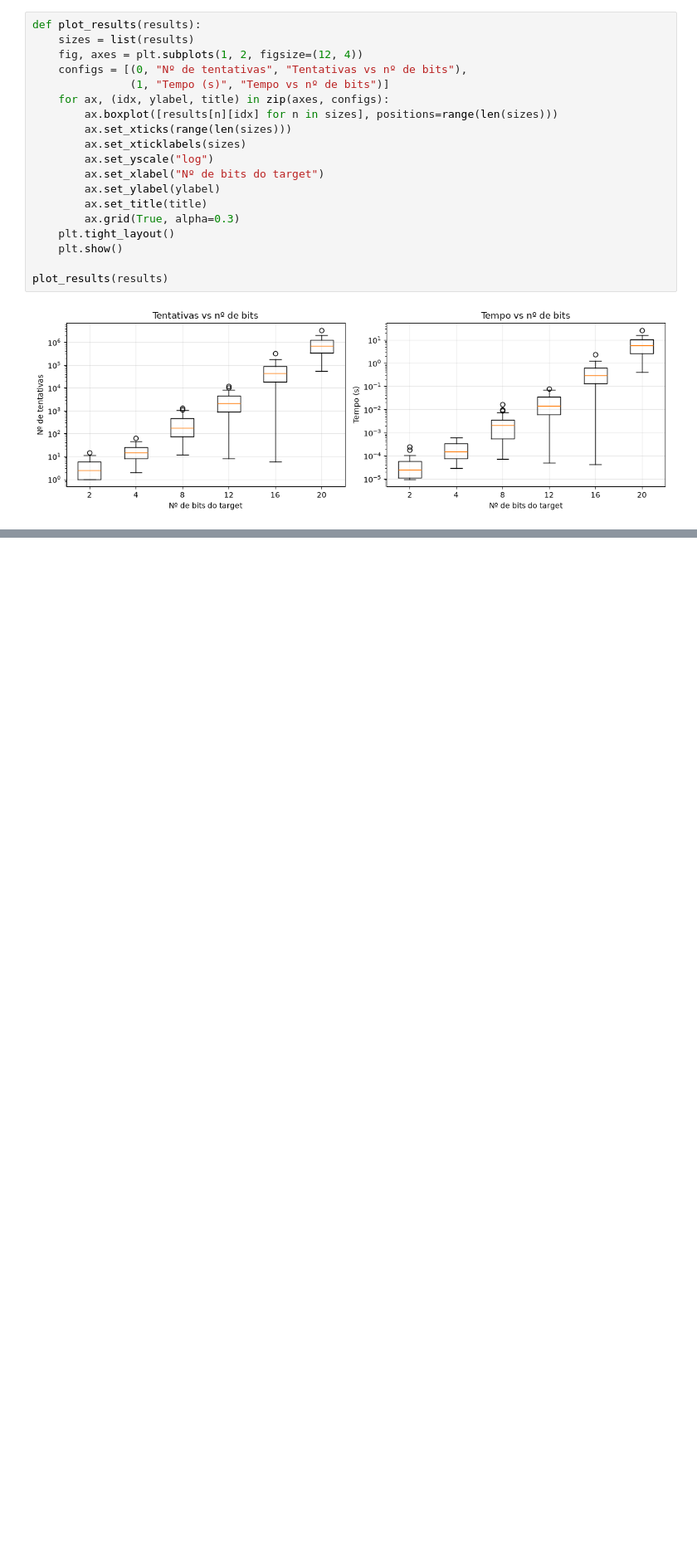
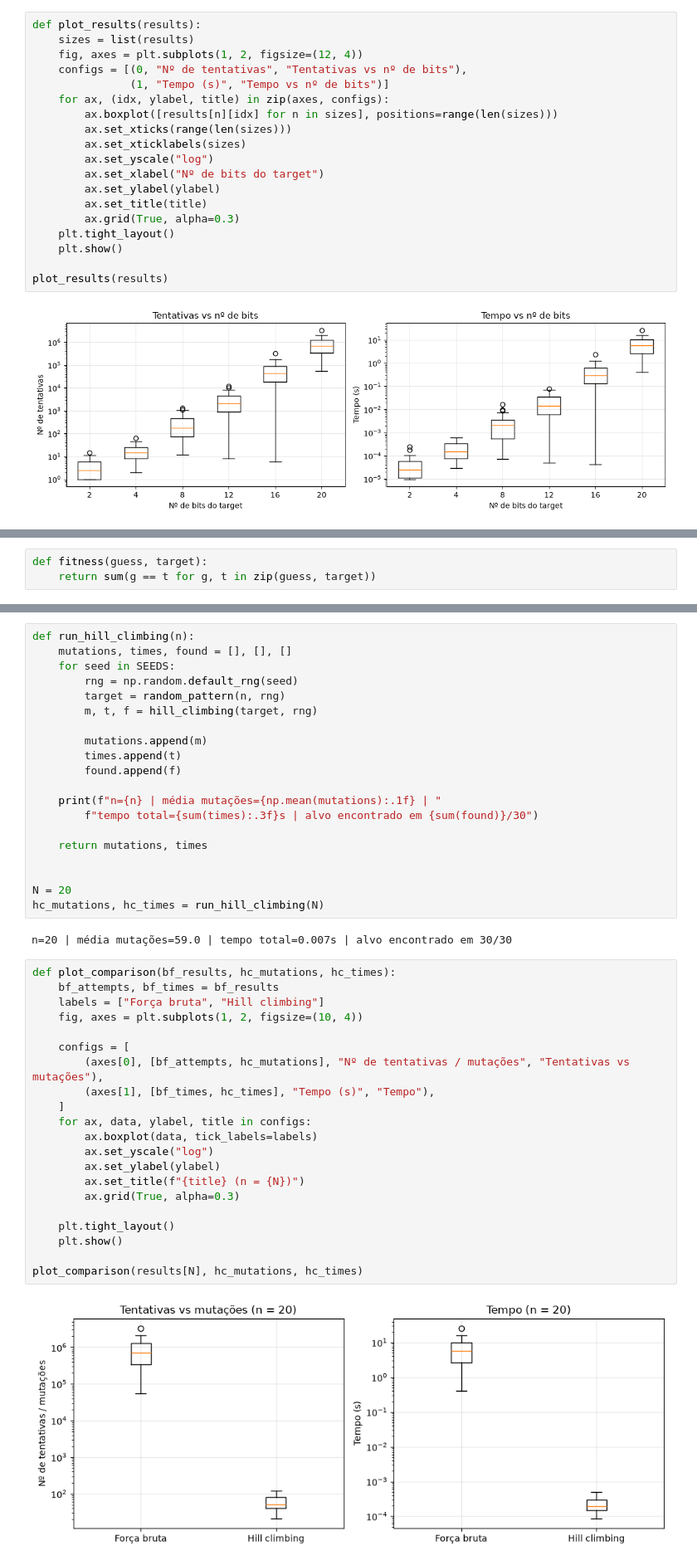
Before and after one commit to Lopes2711/IAA, a Jupyter notebook: search/search.ipynb, the cells around one changed output, grey strips where cells are left out. Shown at 83% size. Saved outputs shown, nothing was run; the diff lists cells and outputs as text; blank space fills up the shorter version.

```diff
--- a/search/search.ipynb
+++ b/search/search.ipynb
@@ -137,0 +145,3 @@ plot_results(results)
+# %%
+def fitness(guess, target):
+    return sum(g == t for g, t in zip(guess, target))
@@ -137,0 +185,45 @@ plot_results(results)
+# %%
+def run_hill_climbing(n):
+    mutations, times, found = [], [], []
+    for seed in SEEDS:
+        rng = np.random.default_rng(seed)
+        target = random_pattern(n, rng)
+        m, t, f = hill_climbing(target, rng)
+
+        mutations.append(m)
+        times.append(t)
+        found.append(f)
+
+    print(f"n={n} | média mutações={np.mean(mutations):.1f} | "
+        f"tempo total={sum(times):.3f}s | alvo encontrado em {sum(found)}/30")
+
+    return mutations, times
+
+
+N = 20
+hc_mutations, hc_times = run_hill_climbing(N)
+# %% [output]
+n=20 | média mutações=59.0 | tempo total=0.007s | alvo encontrado em 30/30
+# %%
+def plot_comparison(bf_results, hc_mutations, hc_times):
+    bf_attempts, bf_times = bf_results
+    labels = ["Força bruta", "Hill climbing"]
+    fig, axes = plt.subplots(1, 2, figsize=(10, 4))
+
+    configs = [
+        (axes[0], [bf_attempts, hc_mutations], "Nº de tentativas / mutações", "Tentativas vs mutações"),
+        (axes[1], [bf_times, hc_times], "Tempo (s)", "Tempo"),
+    ]
+    for ax, data, ylabel, title in configs:
+        ax.boxplot(data, tick_labels=labels)
+        ax.set_yscale("log")
+        ax.set_ylabel(ylabel)
+        ax.set_title(f"{title} (n = {N})")
+        ax.grid(True, alpha=0.3)
+
+    plt.tight_layout()
+    plt.show()
+
+plot_comparison(results[N], hc_mutations, hc_times)
+# %% [output]
+[figure, added]
```
Also changed, not shown: parts of 12 cells of this notebook.
